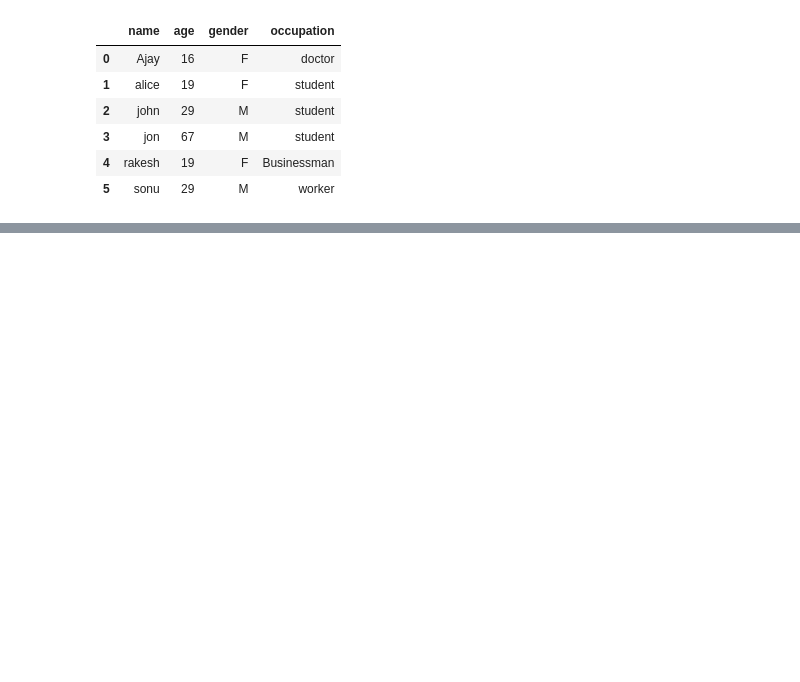
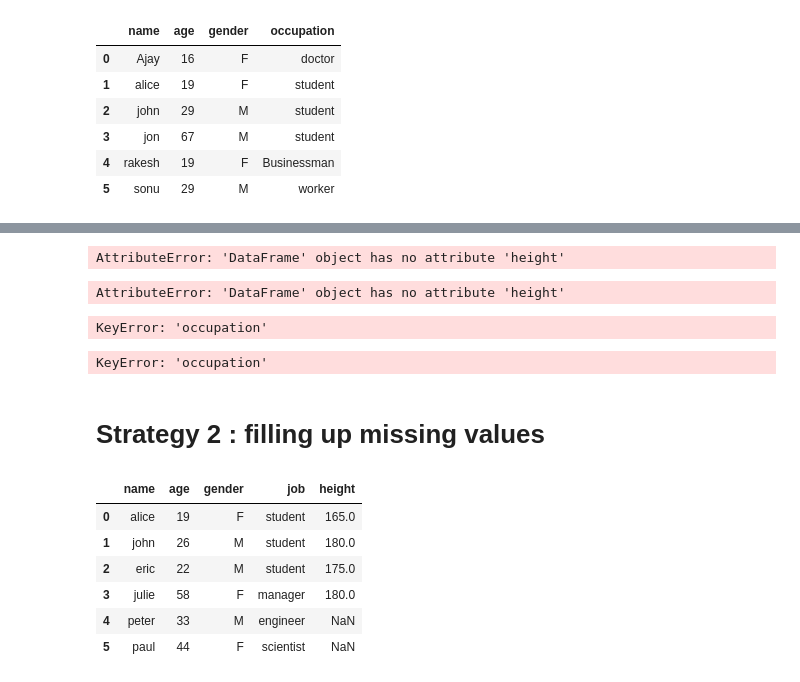
Before and after one commit to ShaileshKrCh/Machine_Learning, a Jupyter notebook: Panda_Classwork.ipynb, the cells around one changed output, grey strips where cells are left out. Cells and saved outputs as stored; diff of their text form; code cells hidden in the pictures; blank space fills up the shorter version.

```diff
--- a/Panda_Classwork.ipynb
+++ b/Panda_Classwork.ipynb
@@ -979,0 +1138,4 @@ unstacked
+# %%
+df1 = merge_left.copy()
+df1.sort_values(by=['gender','occupation'],ascending=True,inplace=True,ignore_index=True)
+df1
@@ -979,0 +1176,9 @@ unstacked
+# %%
+print(df.height.isnull(),df.height.isnull().sum())
+print(df.height.notnull(),df.height.notnull().sum())
+# %% [output]
+AttributeError: 'DataFrame' object has no attribute 'height'
+# %%
+print(df[df.height.notnull()])
+# %% [output]
+AttributeError: 'DataFrame' object has no attribute 'height'
@@ -979,0 +1187,7 @@ unstacked
+# %%
+#Strategy-1 :Deleting rows conataining null values
+df = merge_left.copy()
+df.sort_values(by=['gender','occupation'],ascending=True,inplace=True,ignore_index=True)
+df
+# %% [output]
+KeyError: 'occupation'
@@ -979,0 +1198,7 @@ unstacked
+# %%
+df = merge_left.copy()
+df.sort_values(by=['gender','occupation'],ascending=True,inplace=True,ignore_index=True)
+print(df.shape)
+df
+# %% [output]
+KeyError: 'occupation'
@@ -979,0 +1209,13 @@ unstacked
+# %% [markdown]
+# Strategy 2 : filling up missing values
+# %%
+df=df1.copy()
+df
+# %% [output]
+|  | name | age | gender | job | height |
+| 0 | alice | 19 | F | student | 165.0 |
+| 1 | john | 26 | M | student | 180.0 |
+| 2 | eric | 22 | M | student | 175.0 |
+| 3 | julie | 58 | F | manager | 180.0 |
+| 4 | peter | 33 | M | engineer | NaN |
+| 5 | paul | 44 | F | scientist | NaN |
```
Also changed, not shown: parts of 39 cells of this notebook.
